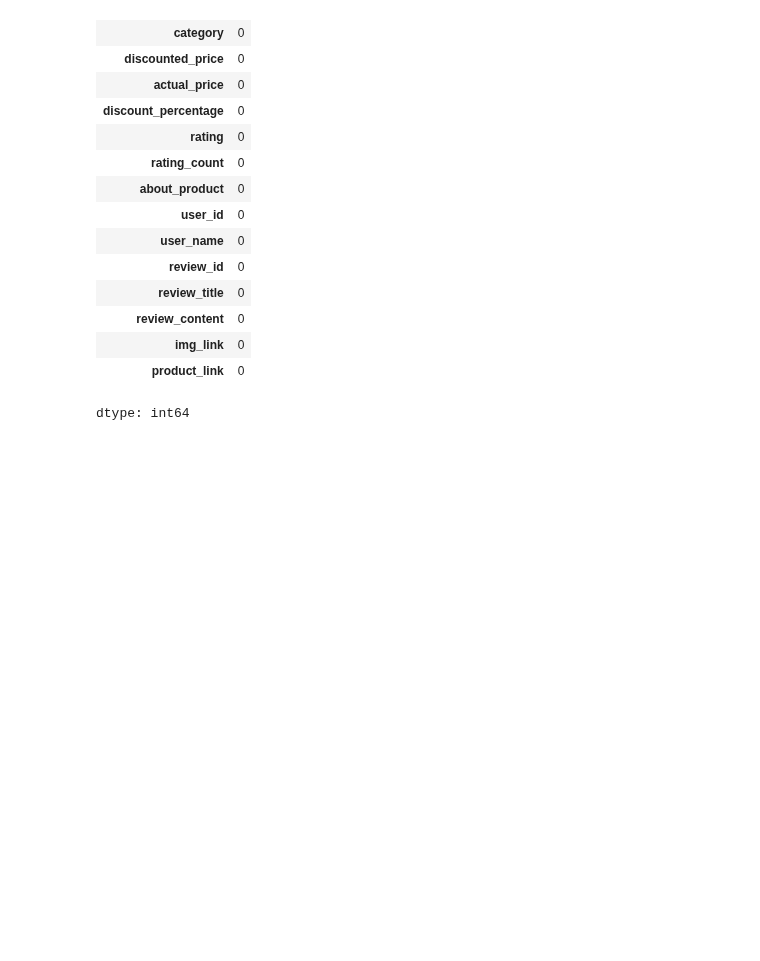
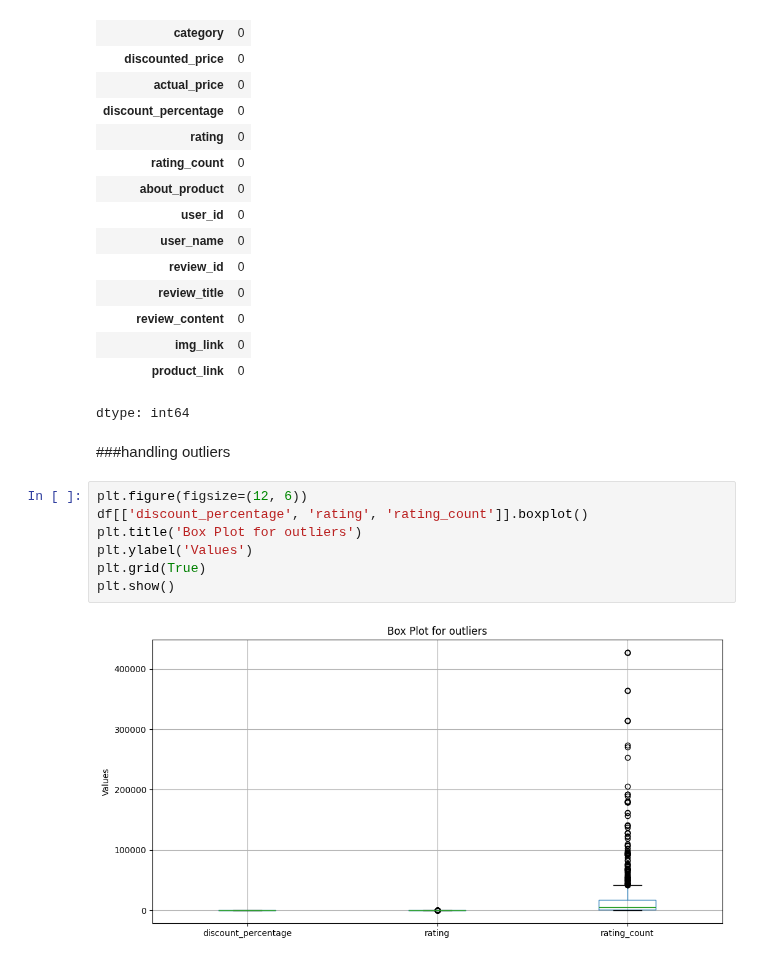
Before and after one commit to Farazmghm/Business-Machine-Learning-and-EDA, a Jupyter notebook: sales_Analysis(EDA).ipynb, the cells around one changed output. Drawn from its saved outputs; the diff is of its cells as text; blank space fills up the shorter version.

```diff
--- a/sales_Analysis(EDA).ipynb
+++ b/sales_Analysis(EDA).ipynb
@@ -265,3 +265,14 @@ df.describe()
 | img_link | 0 |
 | product_link | 0 |
 dtype: int64
+# %% [markdown]
+###handling outliers
+# %%
+plt.figure(figsize=(12, 6))
+df[['discount_percentage', 'rating', 'rating_count']].boxplot()
+plt.title('Box Plot for outliers')
+plt.ylabel('Values')
+plt.grid(True)
+plt.show()
+# %% [output]
+[figure, added]
```
Also changed, not shown: parts of 7 cells of this notebook.
